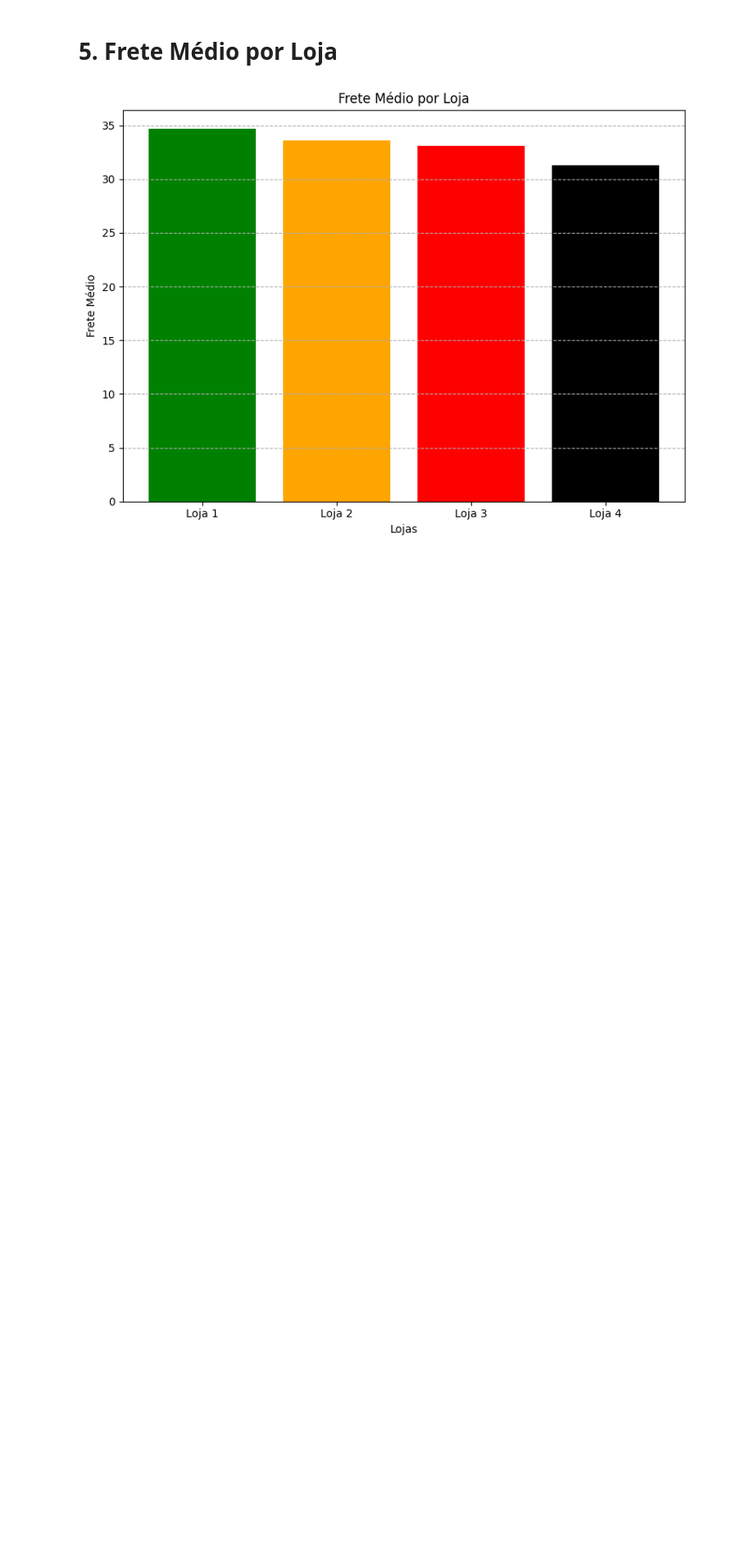
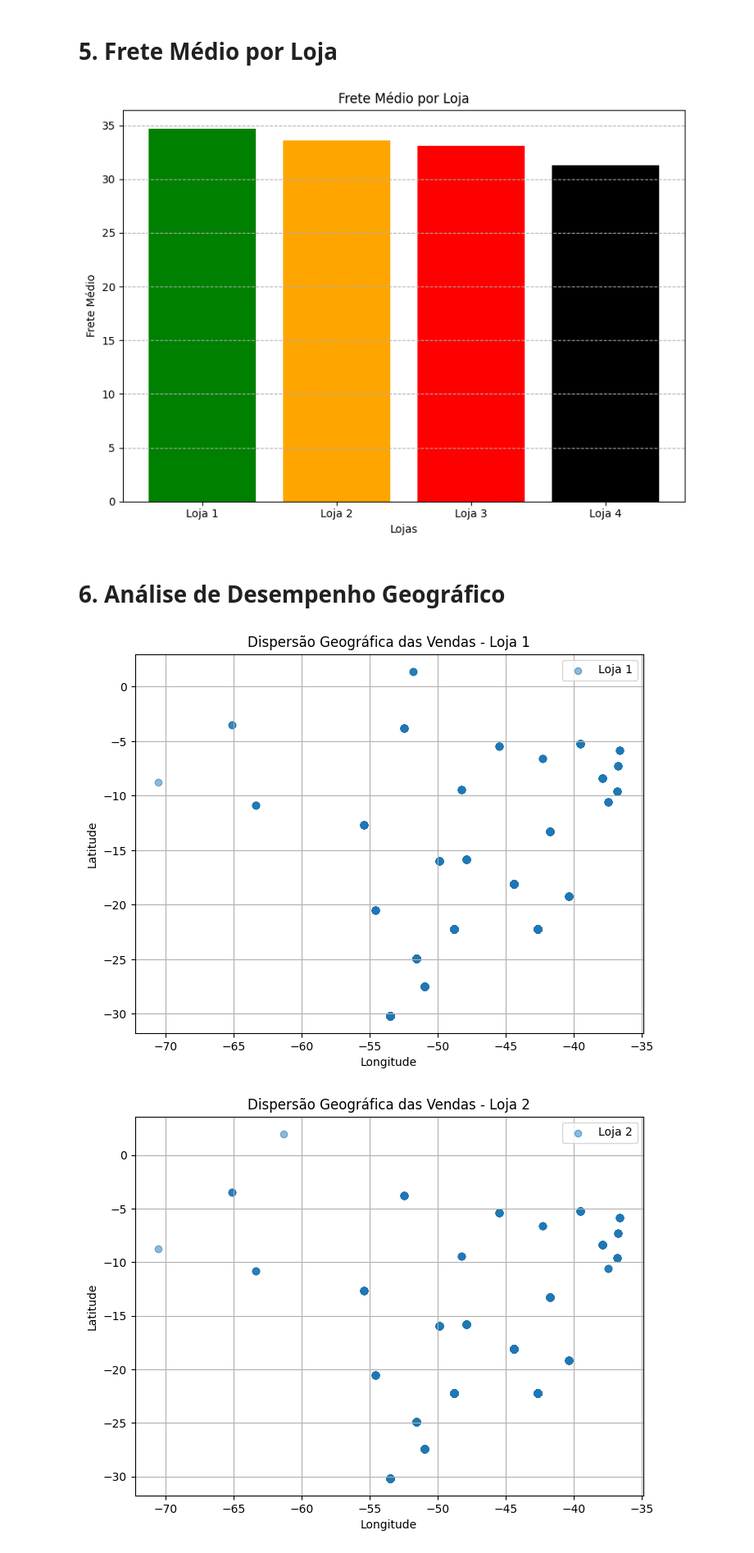
Before and after one commit to dfarneym/AluraStoreBr, a Jupyter notebook: AluraStoreBr.ipynb, the cells around one changed output. Shown: that part at 82% size. Drawn from its saved outputs; the diff is of its cells as text; code cells hidden in the pictures; blank space fills up the shorter version.

Commit message:
Análise de desempenho Geográfico

```diff
--- a/AluraStoreBr.ipynb
+++ b/AluraStoreBr.ipynb
@@ -334,3 +334,34 @@ plt.tight_layout()
 plt.show()
 # %% [output]
 [figure]
+# %% [markdown]
+# 6. Análise de Desempenho Geográfico
+# %%
+import pandas as pd
+import matplotlib.pyplot as plt
+import folium
+from folium.plugins import HeatMap
+
+# Função para Gerar Gráfico de Dispersão por Loja
+# Foi uma função simples para visualizar as vendas de cada loja em um gráfico de dispersão, usando latitude e longitude.
+
+def plot_dispersion_map(df, loja_nome):
+    plt.figure(figsize=(8, 6))
+    plt.scatter(df['lon'], df['lat'], alpha=0.5, label=loja_nome)
+    plt.xlabel('Longitude')
+    plt.ylabel('Latitude')
+    plt.title(f'Dispersão Geográfica das Vendas - {loja_nome}')
+    plt.legend()
+    plt.grid(True)
+    plt.show()
+
+# Aplicando a função para cada loja
+lojas = {'Loja 1': loja1, 'Loja 2': loja2, 'Loja 3': loja3, 'Loja 4': loja4}
+for nome, df in lojas.items():
+    if 'lat' in df.columns and 'lon' in df.columns:
+        plot_dispersion_map(df, nome)
+    else:
+        print(f"As colunas 'lat' ou 'lon' não foram encontradas nos dados da {nome}.")
+# %% [output]
+[figure, added]
+[figure, added]
```
Also changed, not shown: parts of 4 cells of this notebook.
